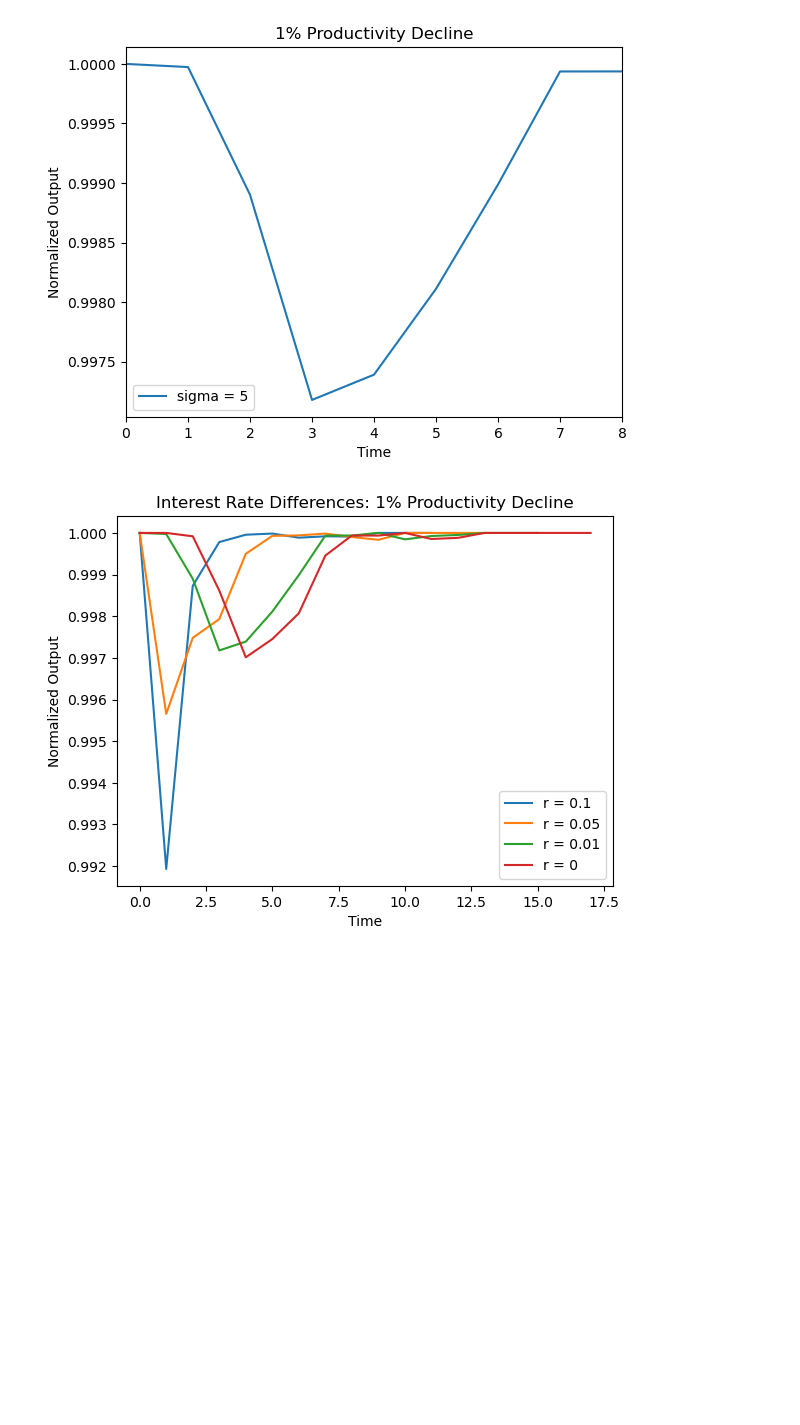
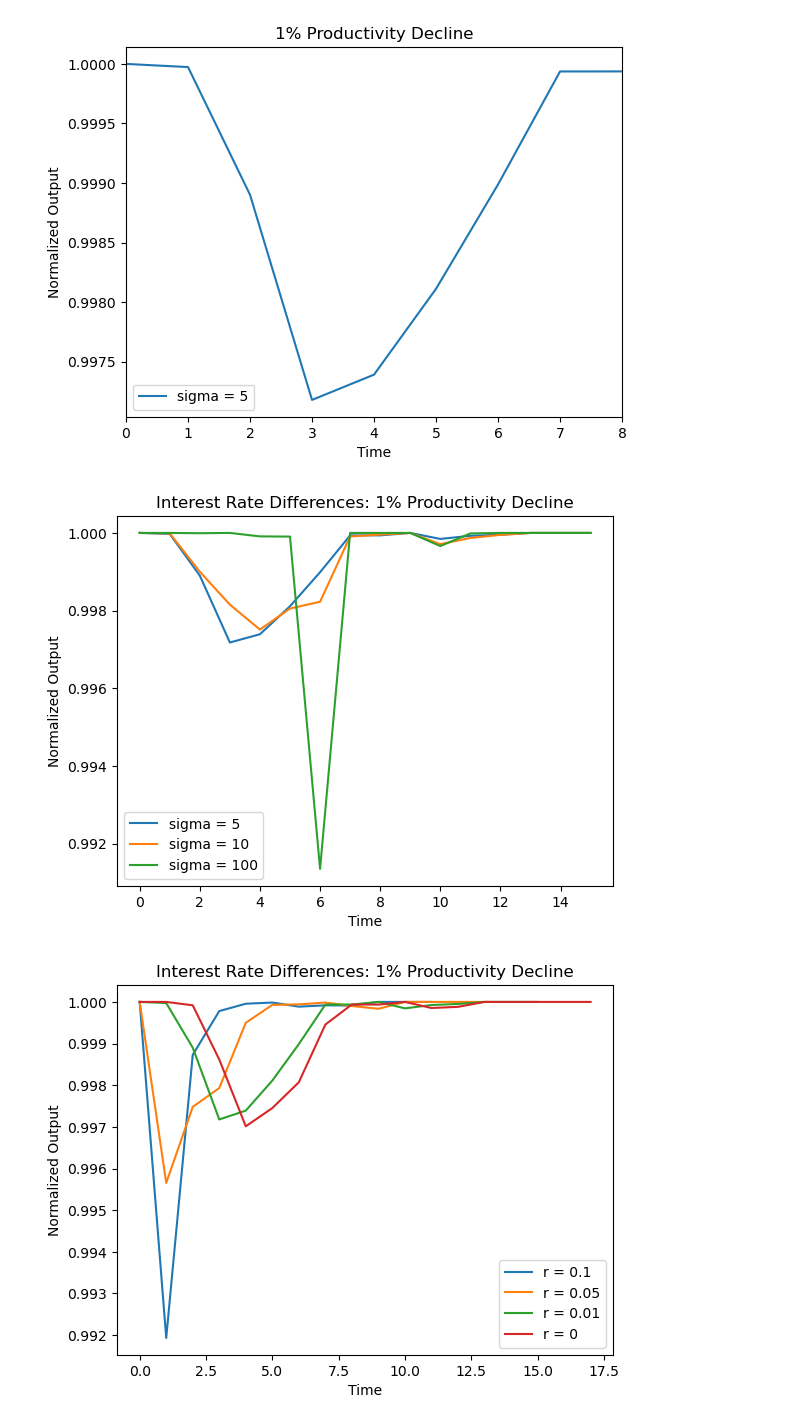
Before and after one commit to Finalblue777/shocky_shocks, a Jupyter notebook: alpha_stuff_vg.ipynb, the cells around one changed output. Cells and saved outputs as stored; diff of their text form; code cells hidden in the pictures; blank space fills up the shorter version.

```diff
--- a/alpha_stuff_vg.ipynb
+++ b/alpha_stuff_vg.ipynb
@@ -166,6 +166,34 @@ plt.legend()
 plt.show()
 # %% [output]
 [figure]
+# %%
+import matplotlib.pyplot as plt
+for sigma in [5,10,100]:
+    beta = (1 / (1 + 0.01))*c
+    tau= -1/np.log(beta) - N
+    tau[tau<0] = 0
+    tau_floor = np.floor(tau)
+    tau_ceil = np.ceil(tau)
+    tprod_ceil=  beta**tau_ceil * (tau_ceil + N)
+    tprod_floor=  beta**tau_floor * (tau_floor + N)
+    tau[(tprod_ceil-tprod_floor)>0] = tau_ceil[(tprod_ceil-tprod_floor)>0]
+    tau[(tprod_ceil-tprod_floor)<0] = tau_floor[(tprod_ceil-tprod_floor)<0]
+    tau[tau<0] = 0
+    tau = tau[::-1]
+
+    tprod1=  np.array(beta**tau * (tau + N) )
+    A= generate_pattern_array_with_extra_rows(tau)
+    P0 = (np.sum(1/(A*tprod1)**(1-sigma),axis =1))**(1/(1-sigma))
+    plt.plot( (1/P0)*P0[0], label='sigma = {}'.format(sigma))
+
+plt.title('Interest Rate Differences: 1% Productivity Decline')
+plt.xlabel('Time')
+plt.ylabel('Normalized Output')
+
+plt.legend()
+plt.show()
+# %% [output]
+[figure, added]
 # %%
 import matplotlib.pyplot as plt
 taus = {}
```
Also changed, not shown: parts of 2 cells of this notebook, 58 other files.
